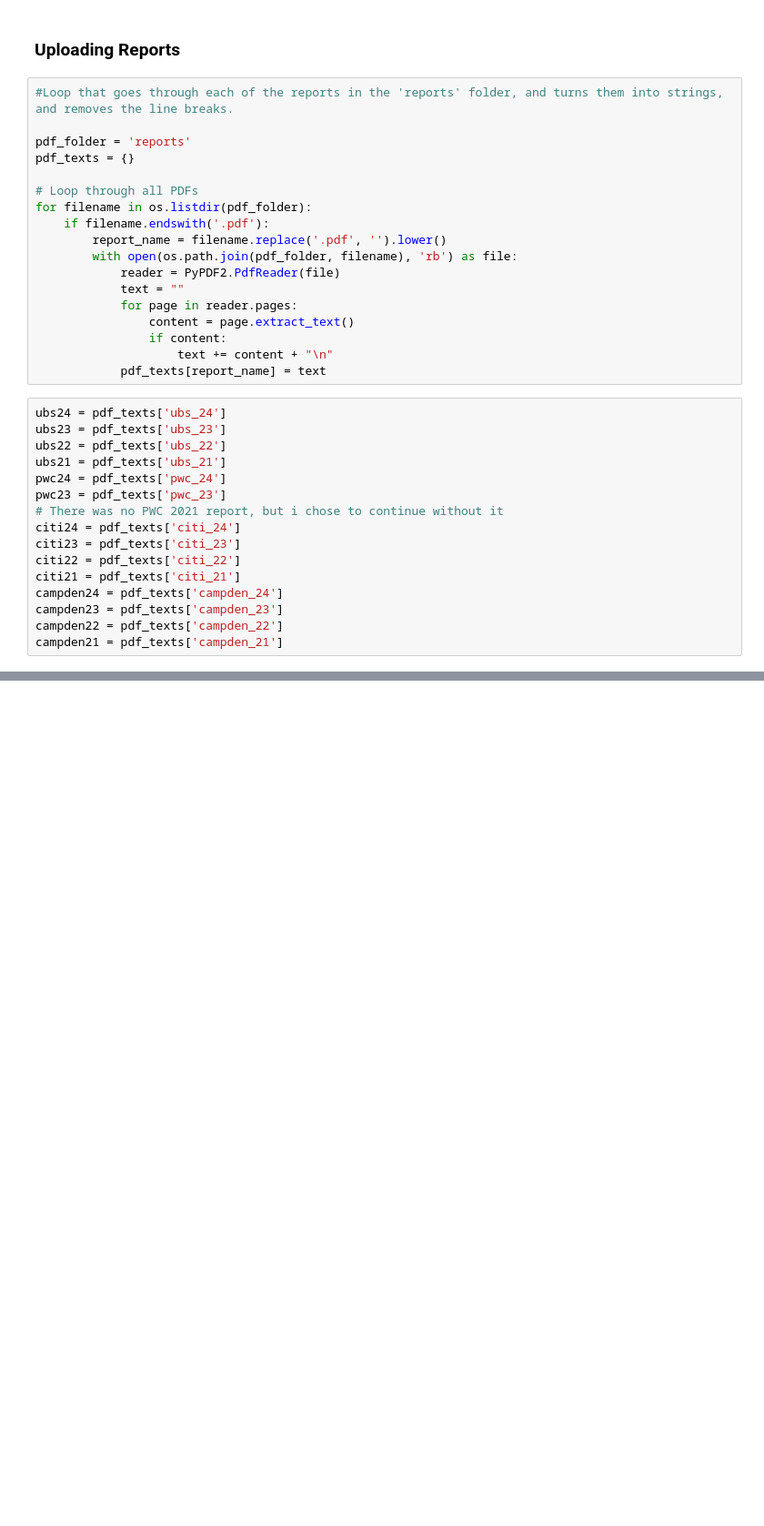
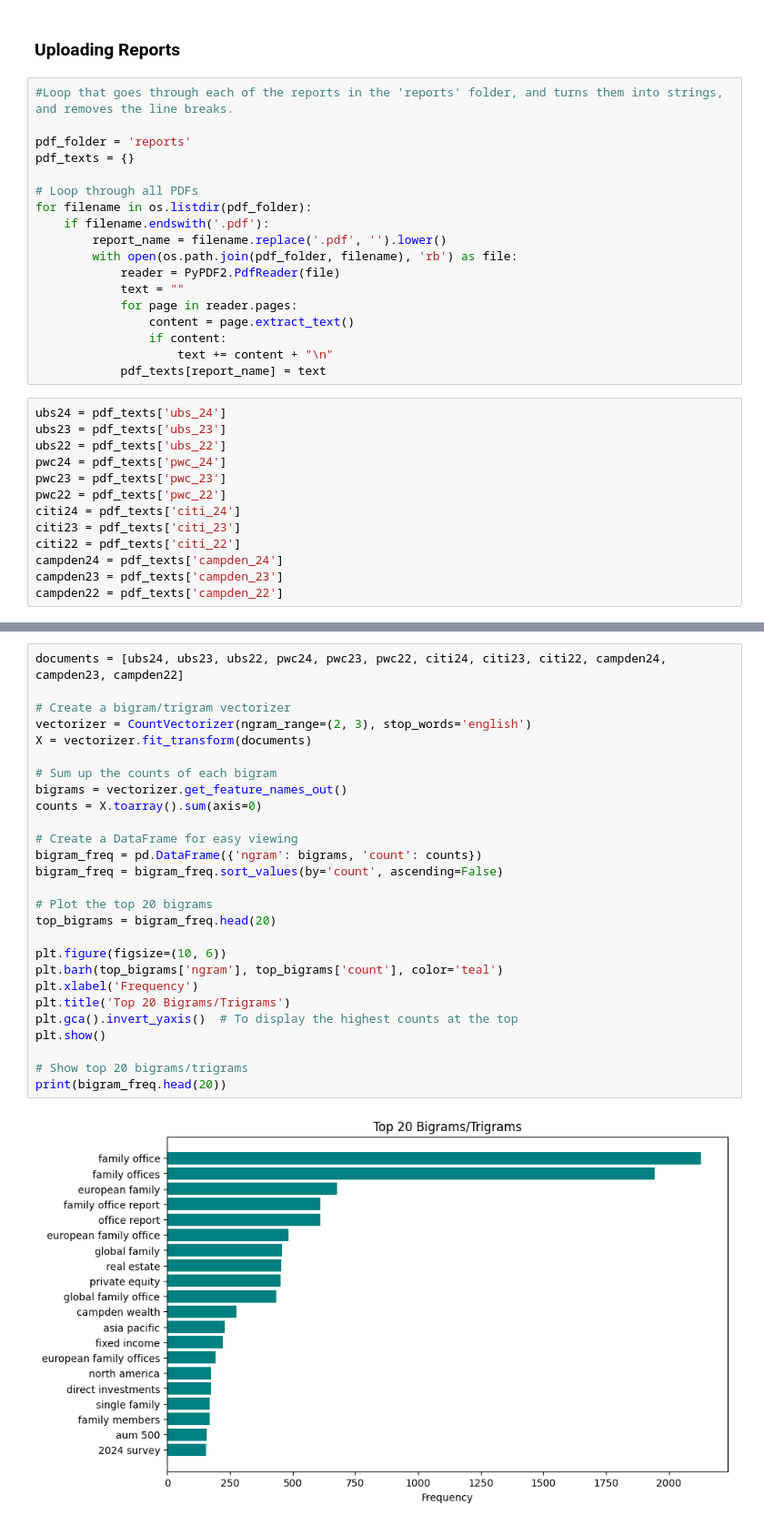
Before and after one commit to blaise-em/Impact-Investing-Capstone-Project, a Jupyter notebook: Notebook 3.ipynb, the cells around one changed output, grey strips where cells are left out. Shown: that part at 91% size. Drawn from its saved outputs; the diff is of its cells as text; blank space fills up the shorter version.

```diff
--- a/Notebook 3.ipynb
+++ b/Notebook 3.ipynb
@@ -46,15 +46,12 @@ for filename in os.listdir(pdf_folder):
 ubs24 = pdf_texts['ubs_24']
 ubs23 = pdf_texts['ubs_23']
 ubs22 = pdf_texts['ubs_22']
-ubs21 = pdf_texts['ubs_21']
 pwc24 = pdf_texts['pwc_24']
 pwc23 = pdf_texts['pwc_23']
-# There was no PWC 2021 report, but i chose to continue without it
+pwc22 = pdf_texts['pwc_22']
 citi24 = pdf_texts['citi_24']
 citi23 = pdf_texts['citi_23']
 citi22 = pdf_texts['citi_22']
-citi21 = pdf_texts['citi_21']
 campden24 = pdf_texts['campden_24']
 campden23 = pdf_texts['campden_23']
 campden22 = pdf_texts['campden_22']
-campden21 = pdf_texts['campden_21']
@@ -62,0 +237,29 @@ KeyError: 'pwc_22.pdf'
+# %%
+documents = [ubs24, ubs23, ubs22, pwc24, pwc23, pwc22, citi24, citi23, citi22, campden24, campden23, campden22]
+
+# Create a bigram/trigram vectorizer
+vectorizer = CountVectorizer(ngram_range=(2, 3), stop_words='english')
+X = vectorizer.fit_transform(documents)
+
+# Sum up the counts of each bigram
+bigrams = vectorizer.get_feature_names_out()
+counts = X.toarray().sum(axis=0)
+
+# Create a DataFrame for easy viewing
+bigram_freq = pd.DataFrame({'ngram': bigrams, 'count': counts})
+bigram_freq = bigram_freq.sort_values(by='count', ascending=False)
+
+# Plot the top 20 bigrams
+top_bigrams = bigram_freq.head(20)
+
+plt.figure(figsize=(10, 6))
+plt.barh(top_bigrams['ngram'], top_bigrams['count'], color='teal')
+plt.xlabel('Frequency')
+plt.title('Top 20 Bigrams/Trigrams')
+plt.gca().invert_yaxis()  # To display the highest counts at the top
+plt.show()
+
+# Show top 20 bigrams/trigrams
+print(bigram_freq.head(20))
+# %% [output]
+[figure, added]
```
Also changed, not shown: parts of 19 cells of this notebook, 4 other files.
